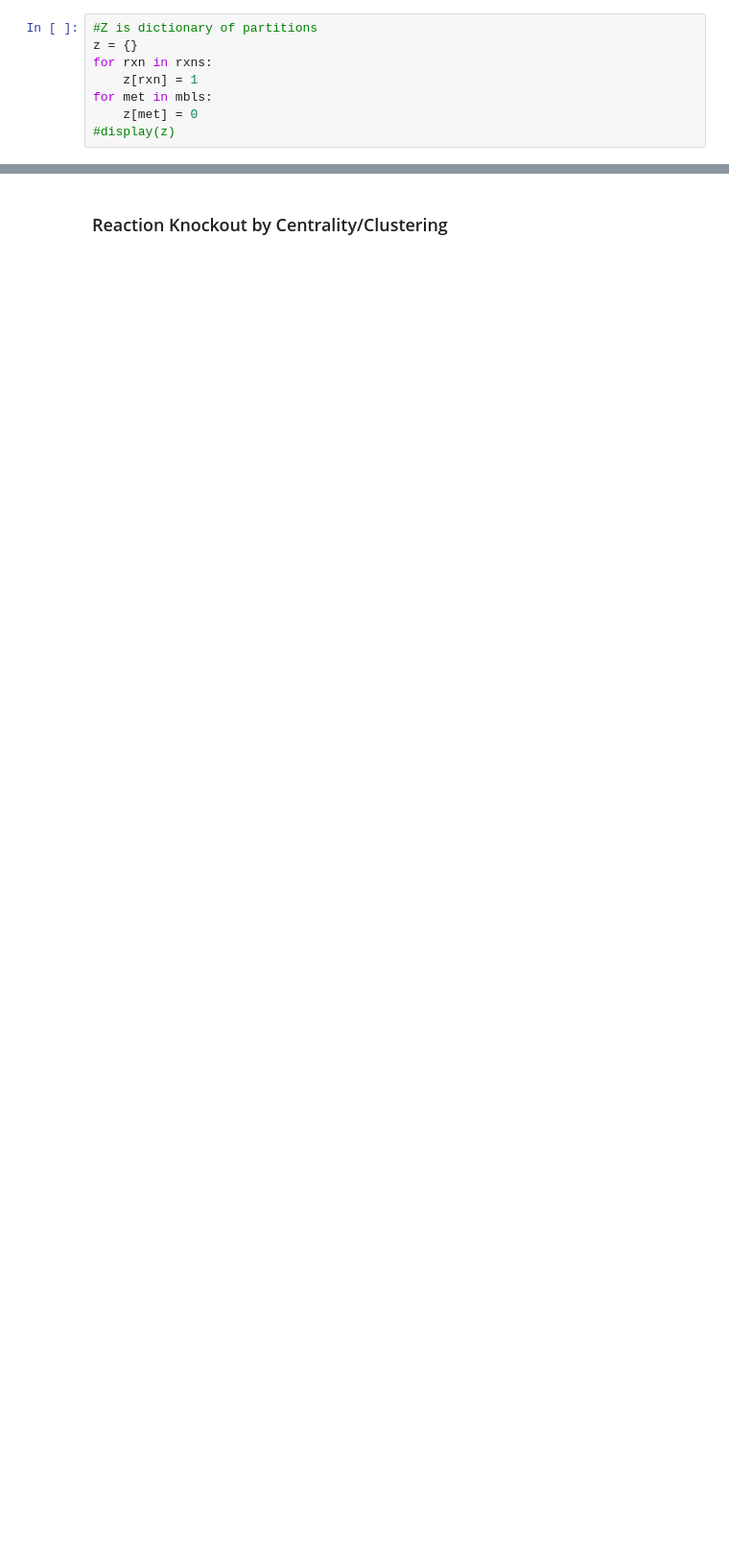
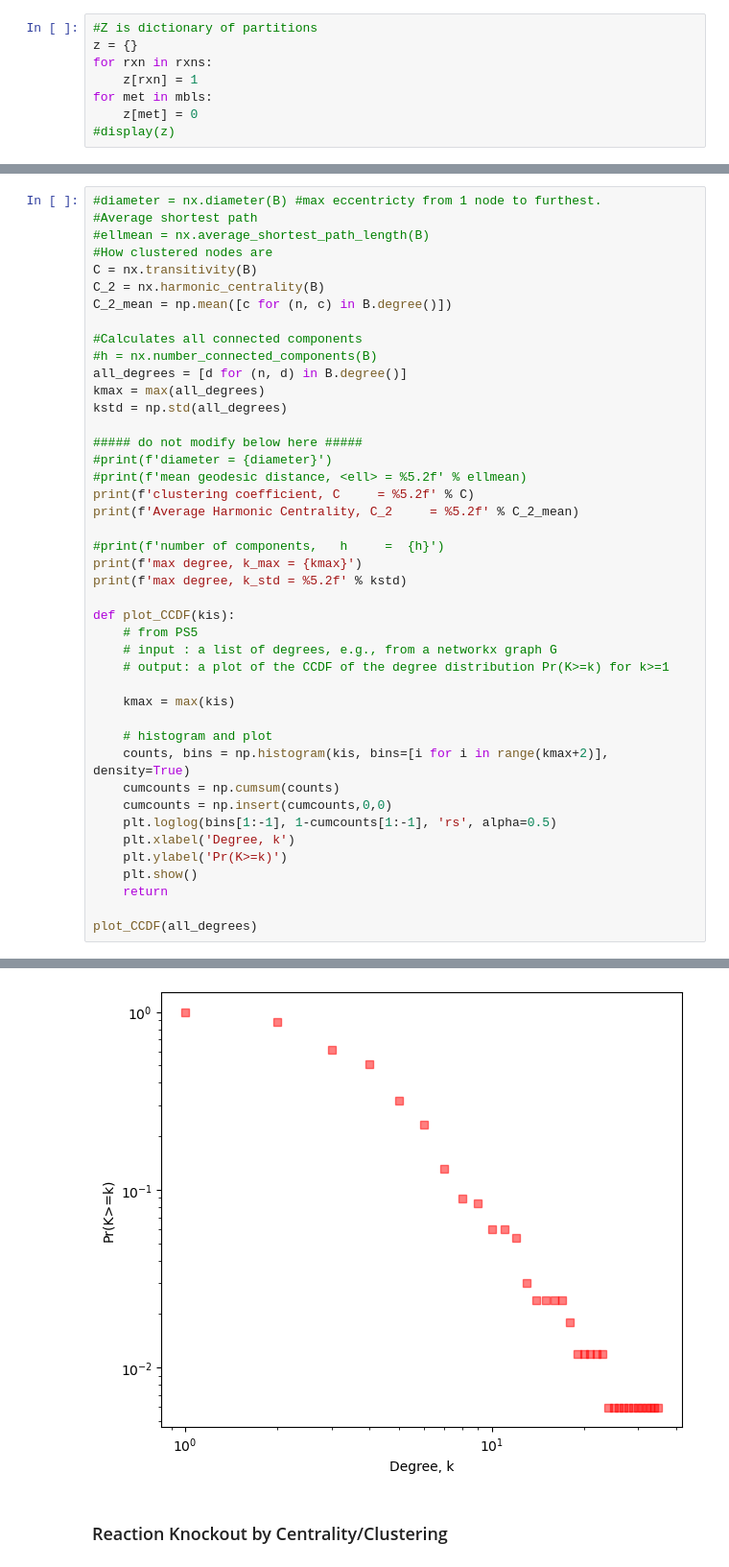
Before and after one commit to the-rich-piana/CSCI_Networks, a Jupyter notebook: Final_Project/networks_metabolism.ipynb, the cells around one changed output, grey strips where cells are left out. Shown at 96% size. Cells and saved outputs as stored; diff of their text form; blank space fills up the shorter version.

```diff
--- a/Final_Project/networks_metabolism.ipynb
+++ b/Final_Project/networks_metabolism.ipynb
@@ -222,0 +226,44 @@ plt.show()
+# %%
+#diameter = nx.diameter(B) #max eccentricty from 1 node to furthest.
+#Average shortest path
+#ellmean = nx.average_shortest_path_length(B)
+#How clustered nodes are
+C = nx.transitivity(B)
+C_2 = nx.harmonic_centrality(B)
+C_2_mean = np.mean([c for (n, c) in B.degree()])
+
+#Calculates all connected components
+#h = nx.number_connected_components(B)
+all_degrees = [d for (n, d) in B.degree()]
+kmax = max(all_degrees)
+kstd = np.std(all_degrees)
+
+##### do not modify below here #####
+#print(f'diameter = {diameter}')
+#print(f'mean geodesic distance, <ell> = %5.2f' % ellmean)
+print(f'clustering coefficient, C     = %5.2f' % C)
+print(f'Average Harmonic Centrality, C_2     = %5.2f' % C_2_mean)
+
+#print(f'number of components,   h     =  {h}')
+print(f'max degree, k_max = {kmax}')
+print(f'max degree, k_std = %5.2f' % kstd)
+
+def plot_CCDF(kis):
+    # from PS5
+    # input : a list of degrees, e.g., from a networkx graph G
+    # output: a plot of the CCDF of the degree distribution Pr(K>=k) for k>=1
+
+    kmax = max(kis)
+
+    # histogram and plot
+    counts, bins = np.histogram(kis, bins=[i for i in range(kmax+2)], density=True)
+    cumcounts = np.cumsum(counts)
+    cumcounts = np.insert(cumcounts,0,0)
+    plt.loglog(bins[1:-1], 1-cumcounts[1:-1], 'rs', alpha=0.5)
+    plt.xlabel('Degree, k')
+    plt.ylabel('Pr(K>=k)')
+    plt.show()
+    return
+
+plot_CCDF(all_degrees)
+# %% [output]
@@ -223,3 +274,4 @@ plt.show()
+[figure, added]
 # %% [markdown]
 <h3> Reaction Knockout by Centrality/Clustering
 # %%
```
Also changed, not shown: parts of 11 cells of this notebook.
